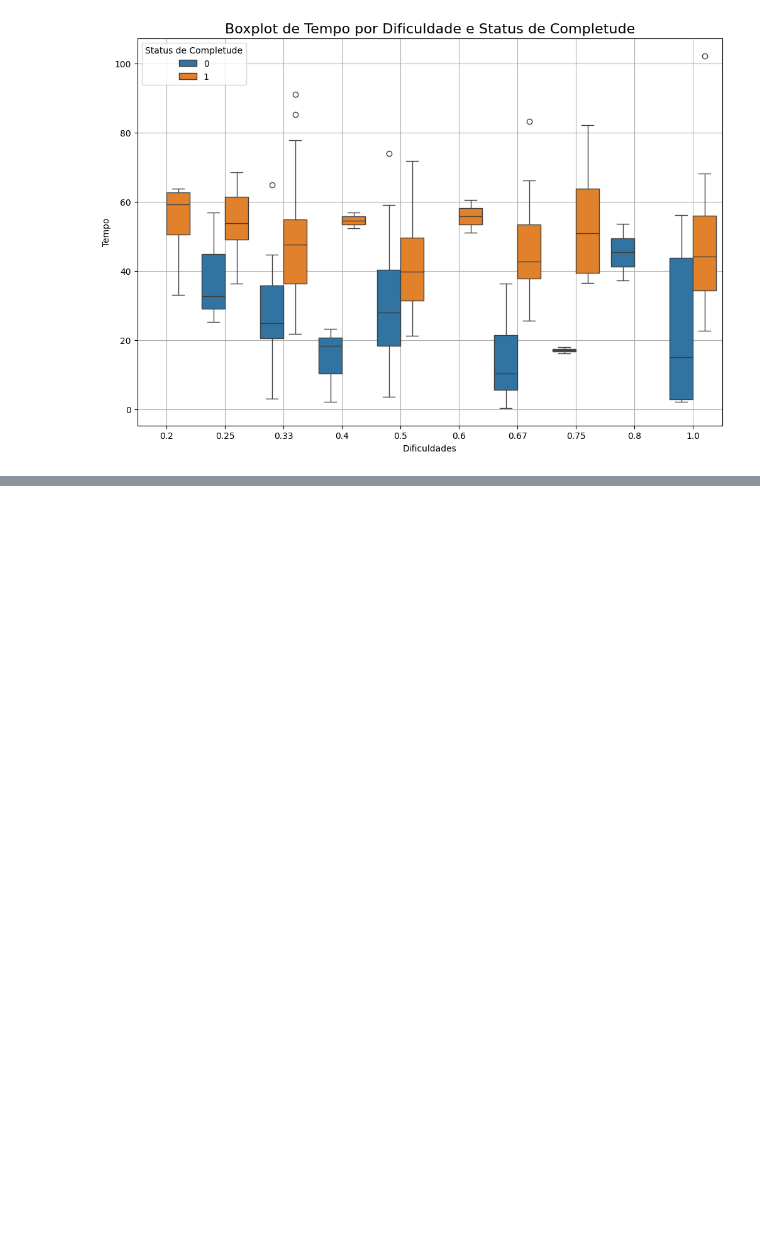
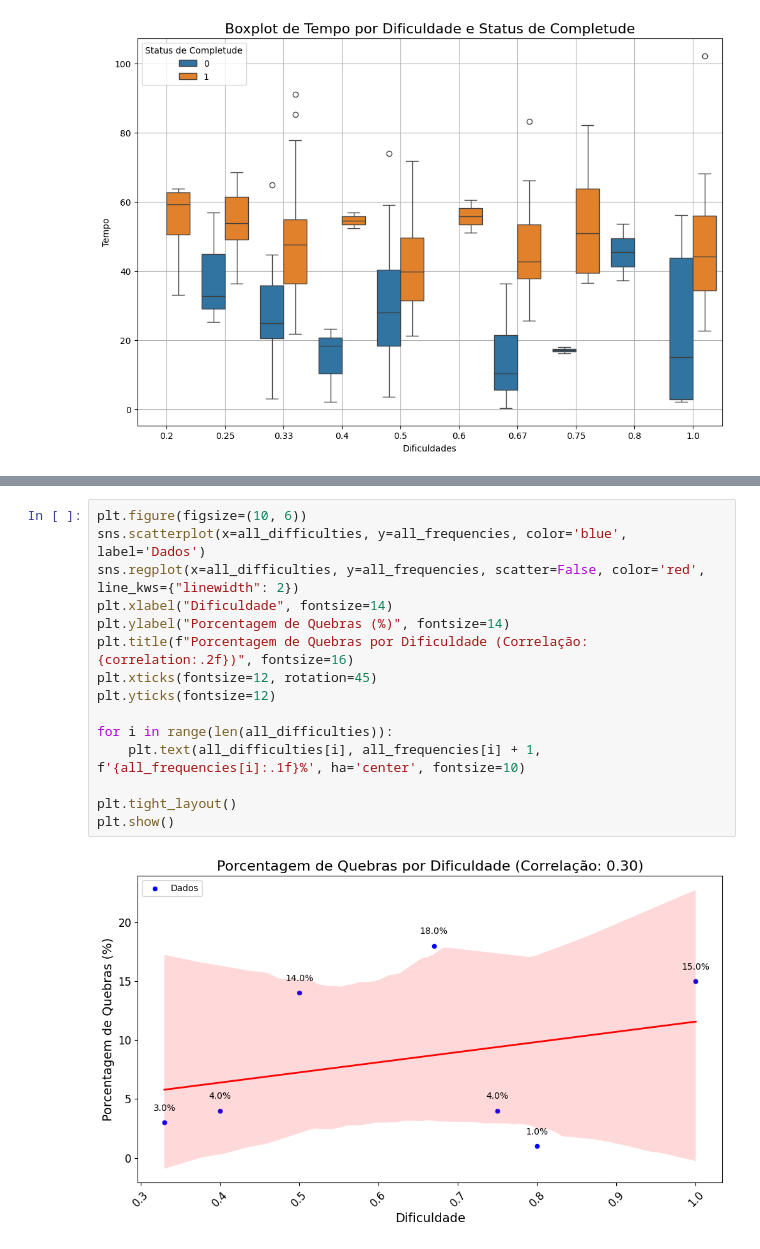
Before and after one commit to JonathanYuri/TopDownLevelGen, a Jupyter notebook: analysis-results/same_objects_room_analysis.ipynb, the cells around one changed output, grey strips where cells are left out. Saved outputs shown, nothing was run; the diff lists cells and outputs as text; blank space fills up the shorter version.

```diff
--- a/analysis-results/same_objects_room_analysis.ipynb
+++ b/analysis-results/same_objects_room_analysis.ipynb
@@ -310,0 +368,17 @@ plt.show()
+# %%
+plt.figure(figsize=(10, 6))
+sns.scatterplot(x=all_difficulties, y=all_frequencies, color='blue', label='Dados')
+sns.regplot(x=all_difficulties, y=all_frequencies, scatter=False, color='red', line_kws={"linewidth": 2})
+plt.xlabel("Dificuldade", fontsize=14)
+plt.ylabel("Porcentagem de Quebras (%)", fontsize=14)
+plt.title(f"Porcentagem de Quebras por Dificuldade (Correlação: {correlation:.2f})", fontsize=16)
+plt.xticks(fontsize=12, rotation=45)
+plt.yticks(fontsize=12)
+
+for i in range(len(all_difficulties)):
+    plt.text(all_difficulties[i], all_frequencies[i] + 1, f'{all_frequencies[i]:.1f}%', ha='center', fontsize=10)
+
+plt.tight_layout()
+plt.show()
+# %% [output]
+[figure, added]
```
Also changed, not shown: parts of 17 cells of this notebook.
